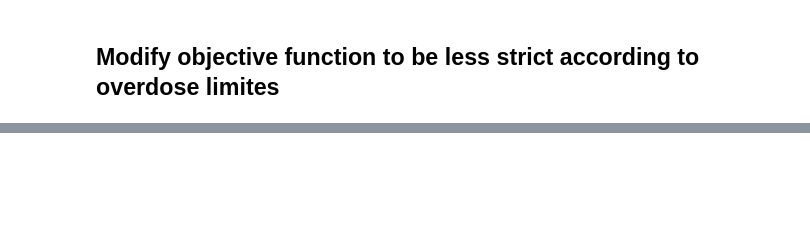
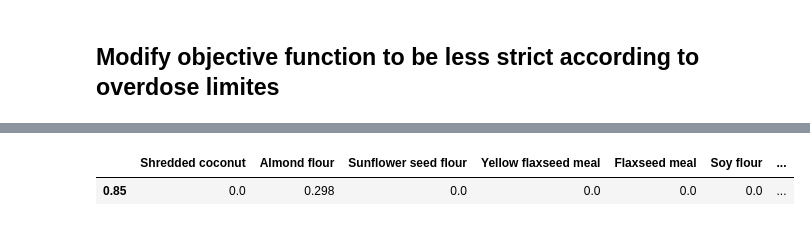
Before and after one commit to KaracsonPeter/Optimize-Food-Intake, a Jupyter notebook: nutritions.ipynb, the cells around one changed output, grey strips where cells are left out. Drawn from its saved outputs; the diff is of its cells as text; code cells hidden in the pictures; blank space fills up the shorter version.

```diff
--- a/nutritions.ipynb
+++ b/nutritions.ipynb
@@ -402,0 +454,5 @@ plt.show()
+# %%
+(mixtures_df["res"].iloc[[15]] / 100).round(3)
+# %% [output]
+|  | Shredded coconut | Almond flour | Sunflower seed flour | Yellow flaxseed meal | Flaxseed meal | Soy flour | ... |
+| 0.85 | 0.0 | 0.298 | 0.0 | 0.0 | 0.0 | 0.0 | ... |
```
Also changed, not shown: parts of 10 cells of this notebook.
